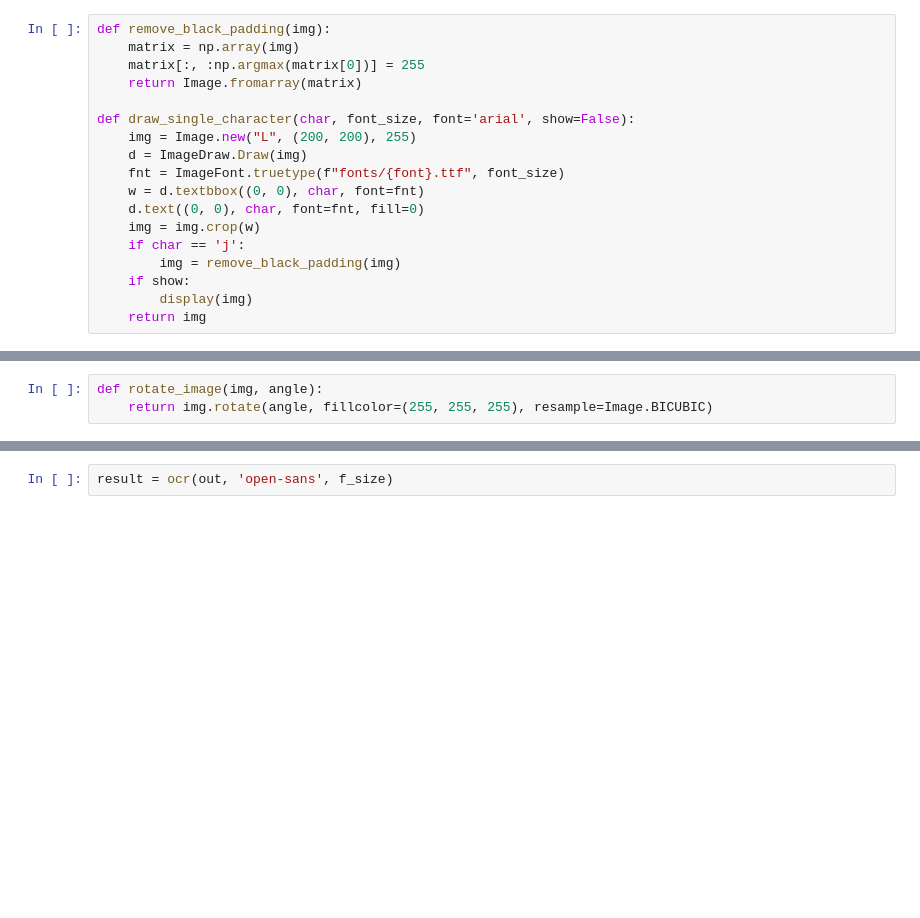
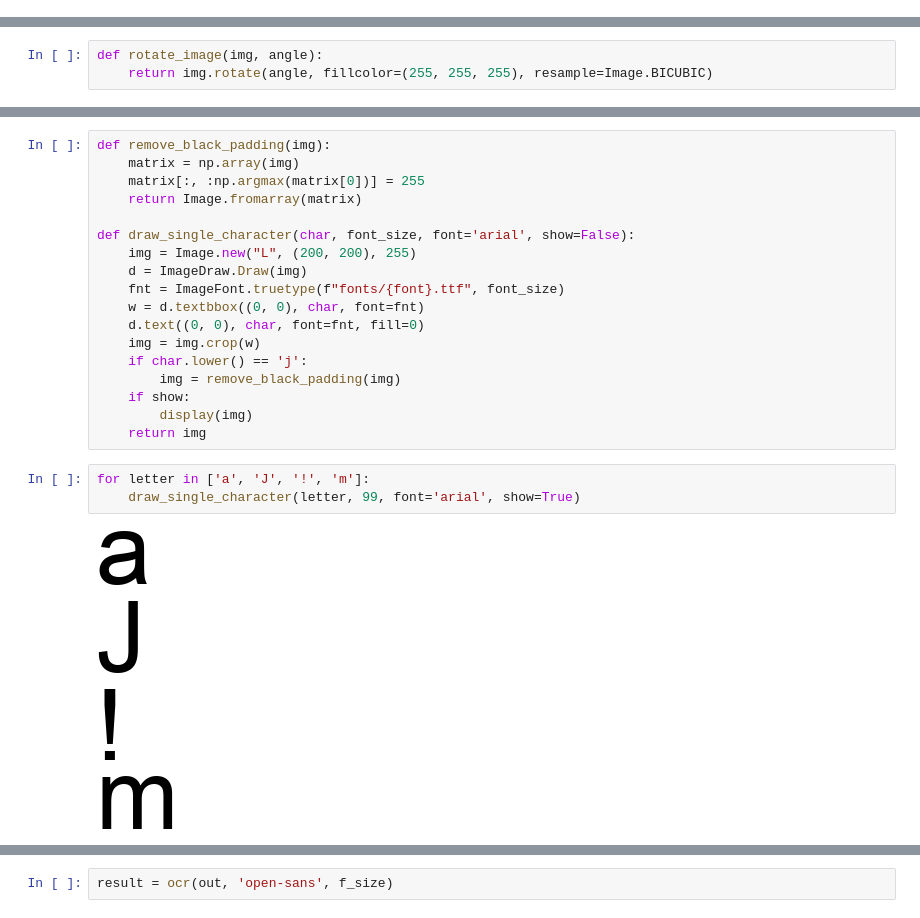
Before and after one commit to michal200292/Numericke-metody, a Jupyter notebook: lab9/zad2/OCR.ipynb, the cells around one changed output, grey strips where cells are left out. Drawn from its saved outputs; the diff is of its cells as text; blank space fills up the shorter version.

```diff
--- a/lab9/zad2/OCR.ipynb
+++ b/lab9/zad2/OCR.ipynb
@@ -31,21 +44,3 @@ def draw_multiline_text(text, size=(800, 600), font_size=40, font='arial', show=
     if show:
         display(img)
     return img, font_size
-# %%
-def remove_black_padding(img):
-    matrix = np.array(img)
-    matrix[:, :np.argmax(matrix[0])] = 255
-    return Image.fromarray(matrix)
-
-def draw_single_character(char, font_size, font='arial', show=False):
-    img = Image.new("L", (200, 200), 255)
-    d = ImageDraw.Draw(img)
-    fnt = ImageFont.truetype(f"fonts/{font}.ttf", font_size)
-    w = d.textbbox((0, 0), char, font=fnt)
-    d.text((0, 0), char, font=fnt, fill=0)
-    img = img.crop(w)
-    if char == 'j':
-        img = remove_black_padding(img)
-    if show:
-        display(img)
-    return img
@@ -80 +90,27 @@ def get_all_character(font, fontsize):
+# %%
+def remove_black_padding(img):
+    matrix = np.array(img)
+    matrix[:, :np.argmax(matrix[0])] = 255
+    return Image.fromarray(matrix)
+
+def draw_single_character(char, font_size, font='arial', show=False):
+    img = Image.new("L", (200, 200), 255)
+    d = ImageDraw.Draw(img)
+    fnt = ImageFont.truetype(f"fonts/{font}.ttf", font_size)
+    w = d.textbbox((0, 0), char, font=fnt)
+    d.text((0, 0), char, font=fnt, fill=0)
+    img = img.crop(w)
+    if char.lower() == 'j':
+        img = remove_black_padding(img)
+    if show:
+        display(img)
+    return img
+# %%
+for letter in ['a', 'J', '!', 'm']:
+    draw_single_character(letter, 99, font='arial', show=True)
+# %% [output]
+[figure, added]
+[figure, added]
+[figure, added]
+[figure, added]
 # %%
```
Also changed, not shown: parts of 25 cells of this notebook, 3 other files.
